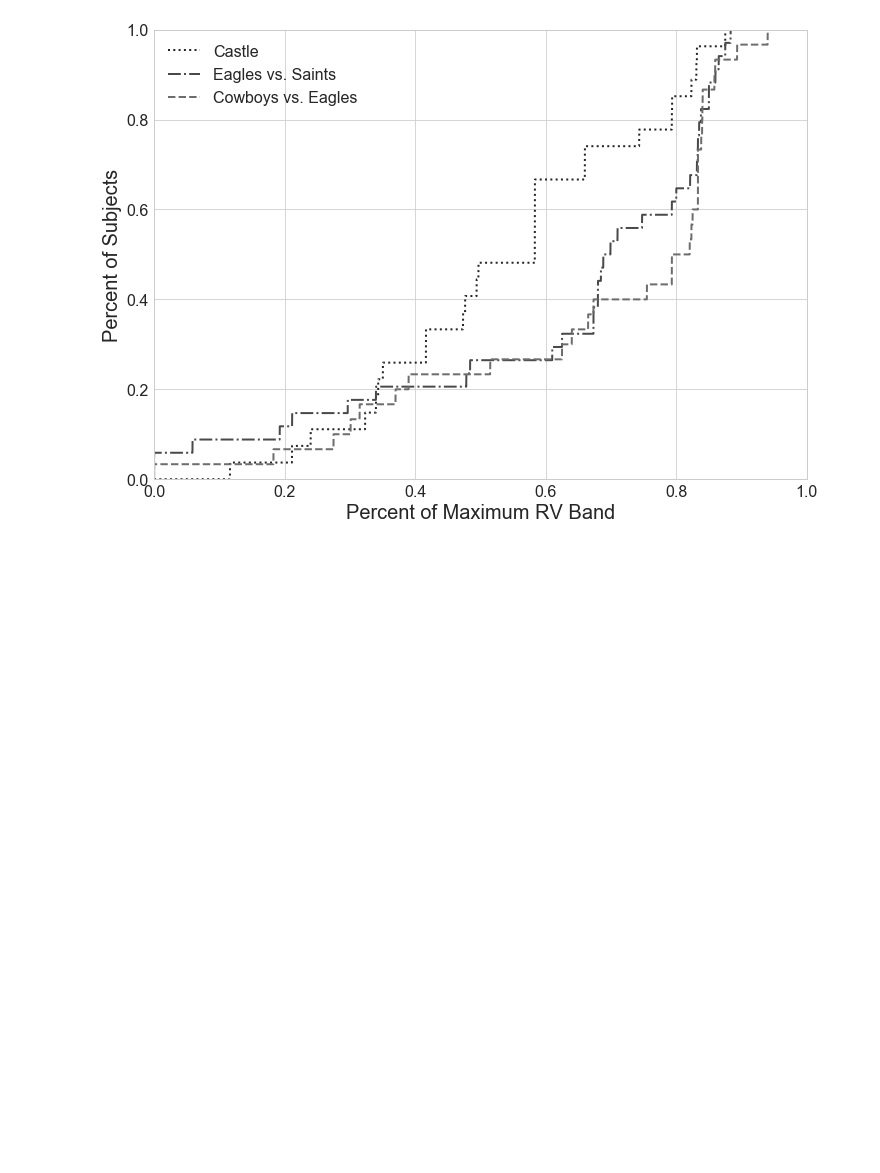
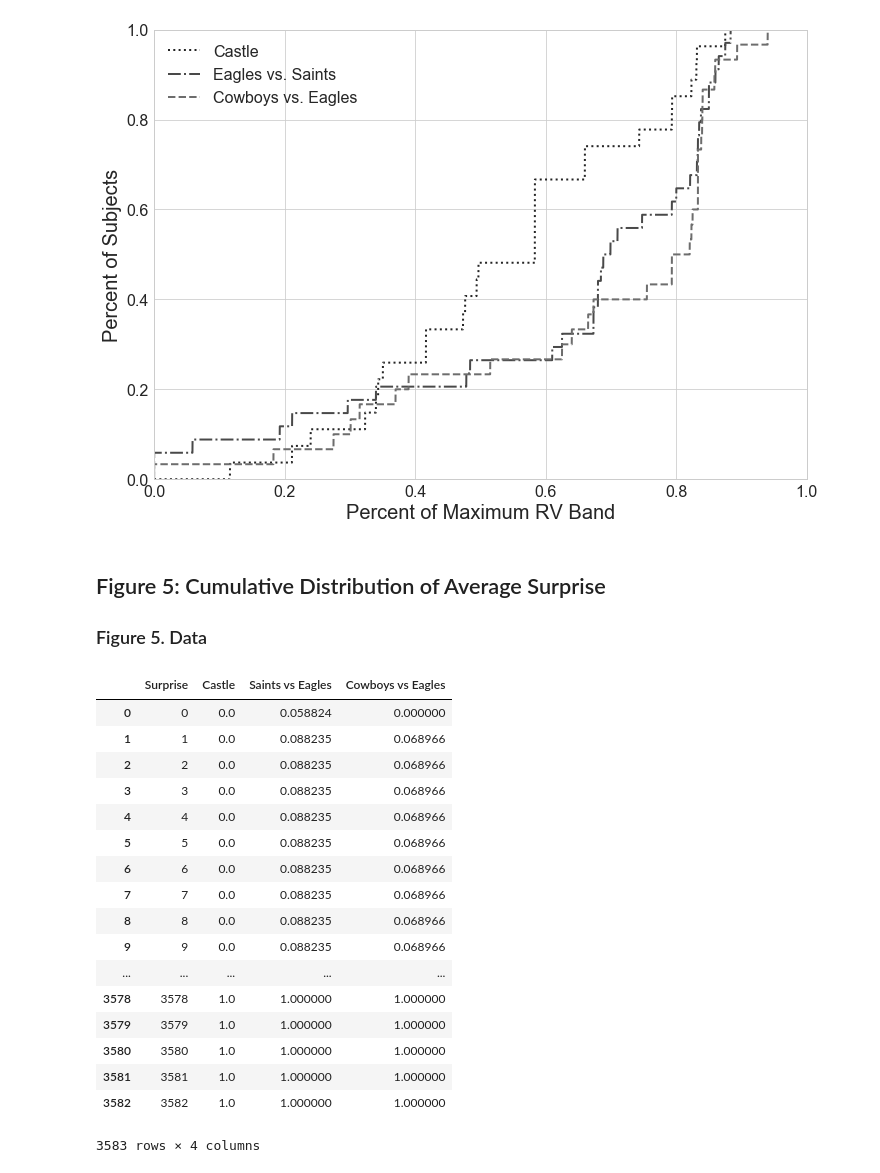
Before and after one commit to cesslab/Experiment-SuspenseAndSurprise, a Jupyter notebook: SchotterKesslerMcClellan_SuspenseAndSurprise.ipynb, the cells around one changed output. Drawn from its saved outputs; the diff is of its cells as text; code cells hidden in the pictures; blank space fills up the shorter version.

```diff
--- a/SchotterKesslerMcClellan_SuspenseAndSurprise.ipynb
+++ b/SchotterKesslerMcClellan_SuspenseAndSurprise.ipynb
@@ -231,3 +231,29 @@ plt.legend(handles=[l1, l2, l3])
 # %% [output]
 <matplotlib.legend.Legend at 0x...>
 [figure]
+# %% [markdown]
+## Figure 5: Cumulative Distribution of Average Surprise
+
+### Figure 5. Data
+# %%
+f5df = pd.read_csv('data/figure_5.csv')
+f5df
+# %% [output]
+|  | Surprise | Castle | Saints vs Eagles | Cowboys vs Eagles |
+| 0 | 0 | 0.0 | 0.058824 | 0.000000 |
+| 1 | 1 | 0.0 | 0.088235 | 0.068966 |
+| 2 | 2 | 0.0 | 0.088235 | 0.068966 |
+| 3 | 3 | 0.0 | 0.088235 | 0.068966 |
+| 4 | 4 | 0.0 | 0.088235 | 0.068966 |
+| 5 | 5 | 0.0 | 0.088235 | 0.068966 |
+| 6 | 6 | 0.0 | 0.088235 | 0.068966 |
+| 7 | 7 | 0.0 | 0.088235 | 0.068966 |
+| 8 | 8 | 0.0 | 0.088235 | 0.068966 |
+| 9 | 9 | 0.0 | 0.088235 | 0.068966 |
+| ... | ... | ... | ... | ... |
+| 3578 | 3578 | 1.0 | 1.000000 | 1.000000 |
+| 3579 | 3579 | 1.0 | 1.000000 | 1.000000 |
+| 3580 | 3580 | 1.0 | 1.000000 | 1.000000 |
+| 3581 | 3581 | 1.0 | 1.000000 | 1.000000 |
+| 3582 | 3582 | 1.0 | 1.000000 | 1.000000 |
+3583 rows × 4 columns
```
Also changed, not shown: parts of 13 cells of this notebook.
